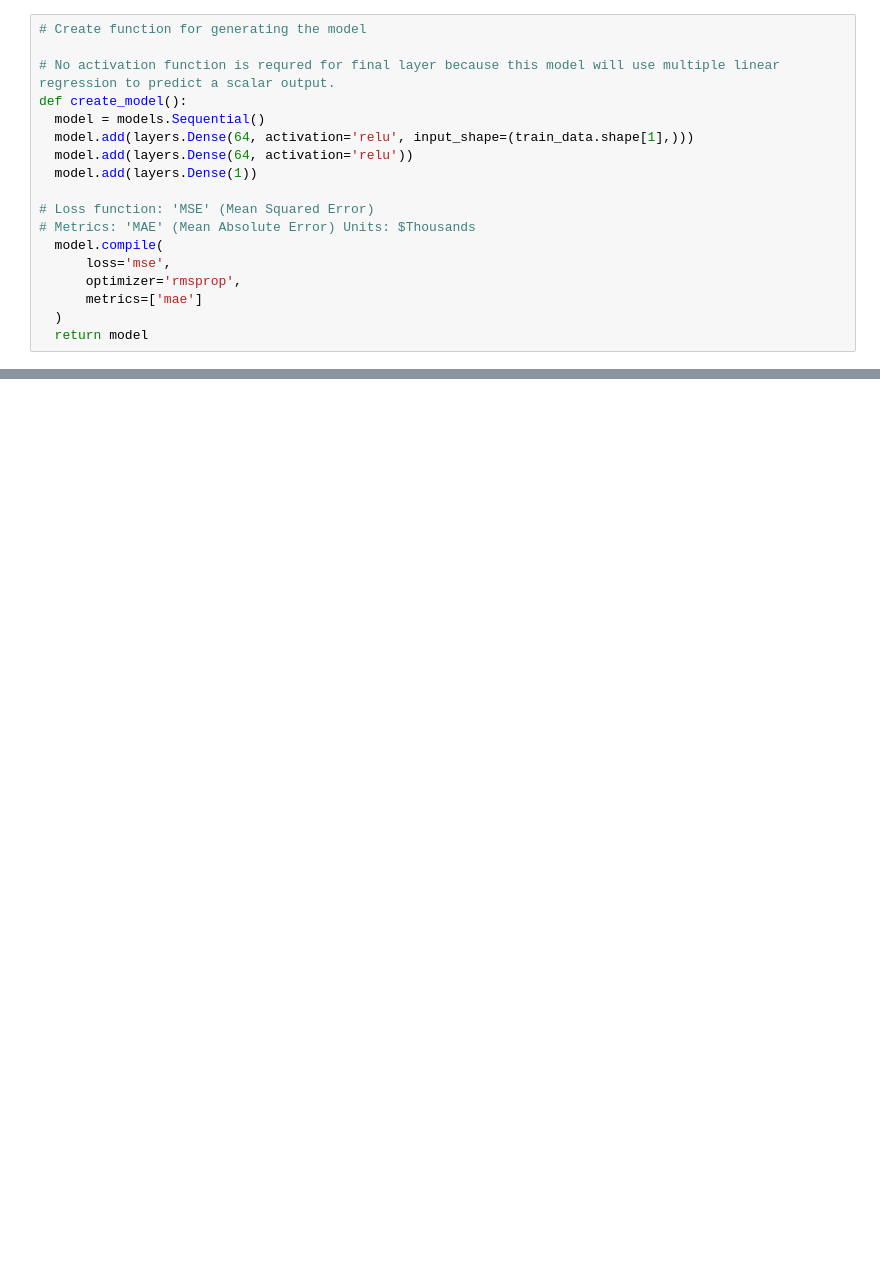
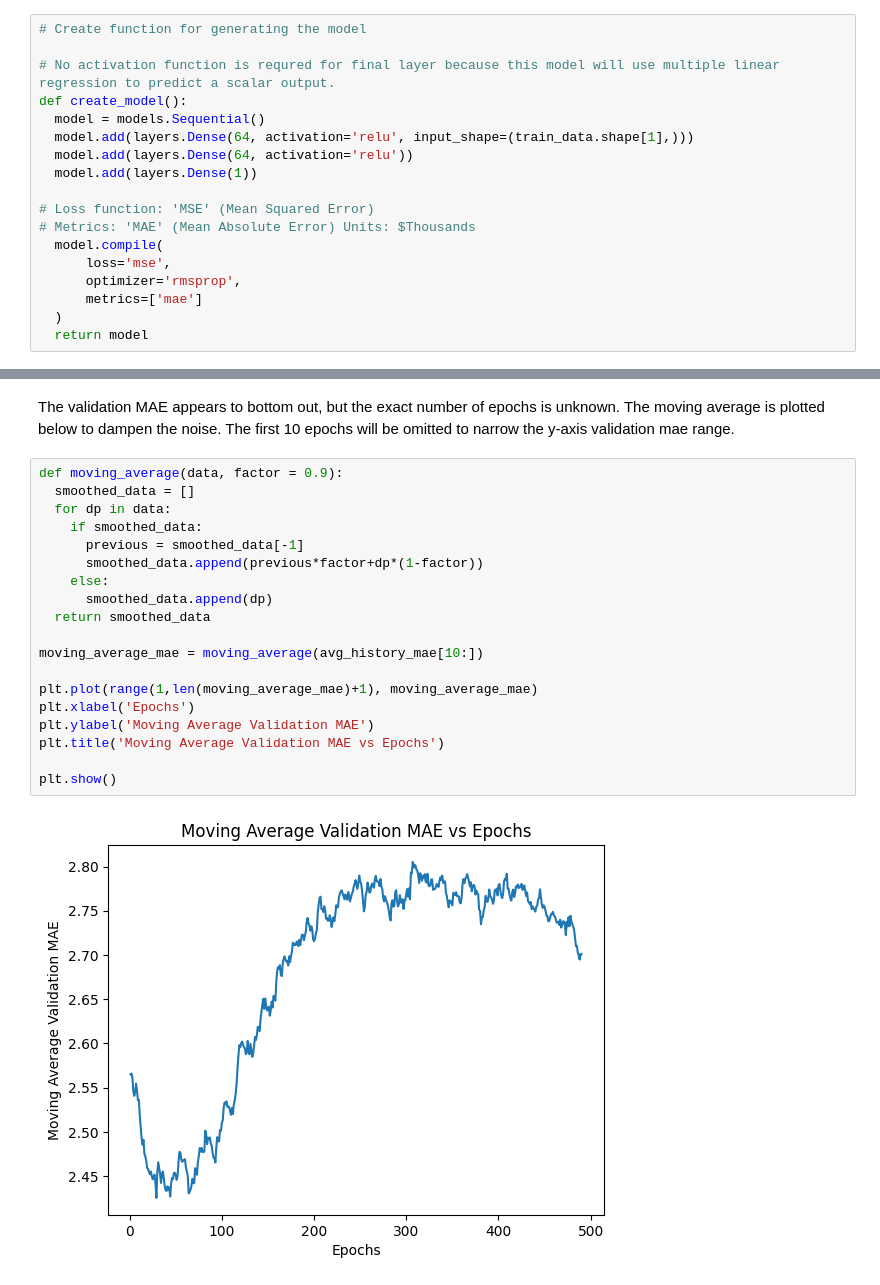
Before and after one commit to matthold86/DeepLearningWPython, a Jupyter notebook: predicting_housing_prices.ipynb, the cells around one changed output, grey strips where cells are left out. Drawn from its saved outputs; the diff is of its cells as text; blank space fills up the shorter version.

```diff
--- a/predicting_housing_prices.ipynb
+++ b/predicting_housing_prices.ipynb
@@ -131,0 +148,23 @@ Epoch 20/20
+# %% [markdown]
+The validation MAE appears to bottom out, but the exact number of epochs is unknown. The moving average is plotted below to dampen the noise. The first 10 epochs will be omitted to narrow the y-axis validation mae range.
+# %%
+def moving_average(data, factor = 0.9):
+  smoothed_data = []
+  for dp in data:
+    if smoothed_data:
+      previous = smoothed_data[-1]
+      smoothed_data.append(previous*factor+dp*(1-factor))
+    else:
+      smoothed_data.append(dp)
+  return smoothed_data
+
+moving_average_mae = moving_average(avg_history_mae[10:])
+
+plt.plot(range(1,len(moving_average_mae)+1), moving_average_mae)
+plt.xlabel('Epochs')
+plt.ylabel('Moving Average Validation MAE')
+plt.title('Moving Average Validation MAE vs Epochs')
+
+plt.show()
+# %% [output]
+[figure, added]
```
Also changed, not shown: parts of 11 cells of this notebook.
